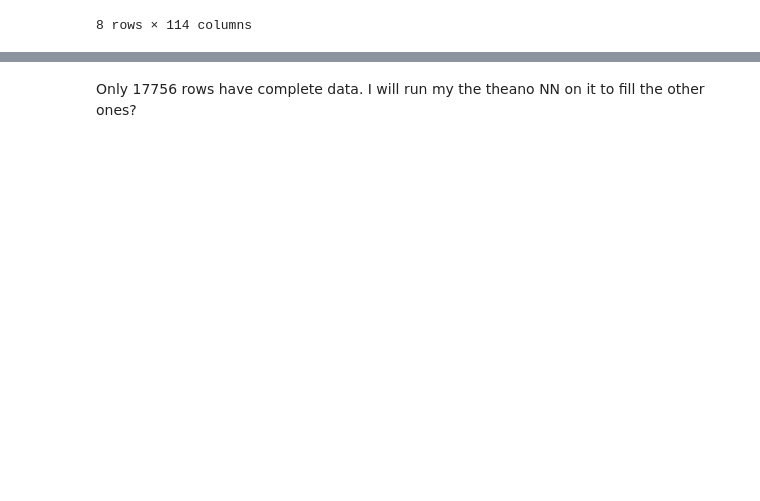
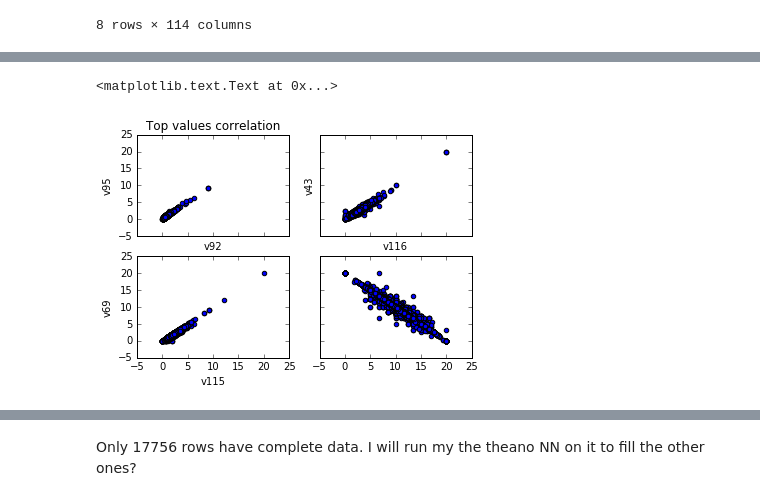
Before and after one commit to DataBanshee/BNP_Paribas_Kaggle, a Jupyter notebook: BNP_Paribas_data_exploration.ipynb, the cells around one changed output, grey strips where cells are left out. Cells and saved outputs as stored; diff of their text form; code cells hidden in the pictures; blank space fills up the shorter version.

```diff
--- a/BNP_Paribas_data_exploration.ipynb
+++ b/BNP_Paribas_data_exploration.ipynb
@@ -25,16 +27,15 @@ The shape of my Dataframe is 114321 x 133
 # %%
 ## Preprocessing ##
 
-# The columns v107 and v90 are the same
-
-target = df_train["target"]
+# The columns v107 and v91 are the same
 
 try:
-    df_train.drop(labels= ["target","ID","v107"],axis=1,inplace=True)
+    target = df_train["target"]
+    ID_test = df_test["ID"]
+    ID_train = df_train["ID"]
+    df_train.drop(labels= ["target","ID"],axis=1,inplace=True)
+    df_test.drop(labels = ["ID"],axis=1,inplace=True)
 except:
+
+    print("Already extracted these columns. Pass")
     pass
-
-try:
-    df_test.drop(labels = ["ID","v107"],axis=1,inplace=True)
-except:
-    pass
@@ -208,0 +194,28 @@ count_df = count_df.sort_values(["Number of null values per row"], ascending=Tru
+# %%
+
+# row and column sharing
+f, ((ax1, ax2), (ax3, ax4)) = plt.subplots(2, 2, sharex='col', sharey='row')
+ax1.scatter(df_train["v92"],df_train["v95"])
+ax1.set_title('Top values correlation')
+ax1.set_xlabel("v92")
+ax1.set_ylabel("v95")
+
+ax2.scatter(df_train["v116"],df_train["v43"])
+ax2.set_xlabel("v116")
+ax2.set_ylabel("v43")
+
+
+ax3.scatter(df_train["v26"],df_train["v60"])
+ax3.set_xlabel("v26")
+ax3.set_ylabel("v60")
+
+
+
+ax4.scatter(df_train["v115"],df_train["v69"])
+ax3.set_xlabel("v115")
+ax3.set_ylabel("v69")
+# print pd.DataFrame(df_non_num["v22"].unique())
+#pd.DataFrame(df_test["v22"].unique())
+# %% [output]
+<matplotlib.text.Text at 0x...>
+[figure, added]
```
Also changed, not shown: parts of 17 cells of this notebook.
